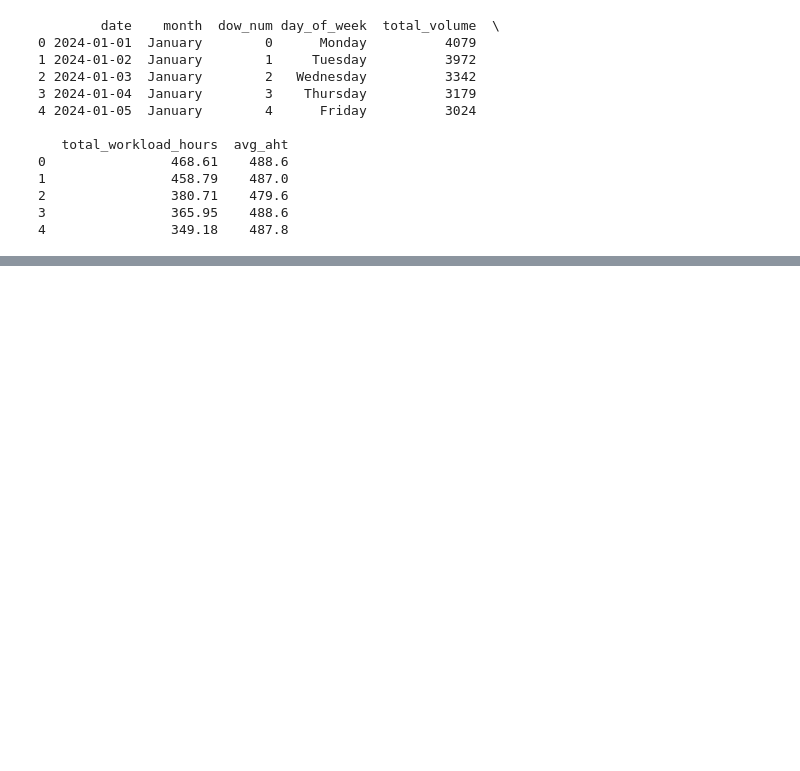
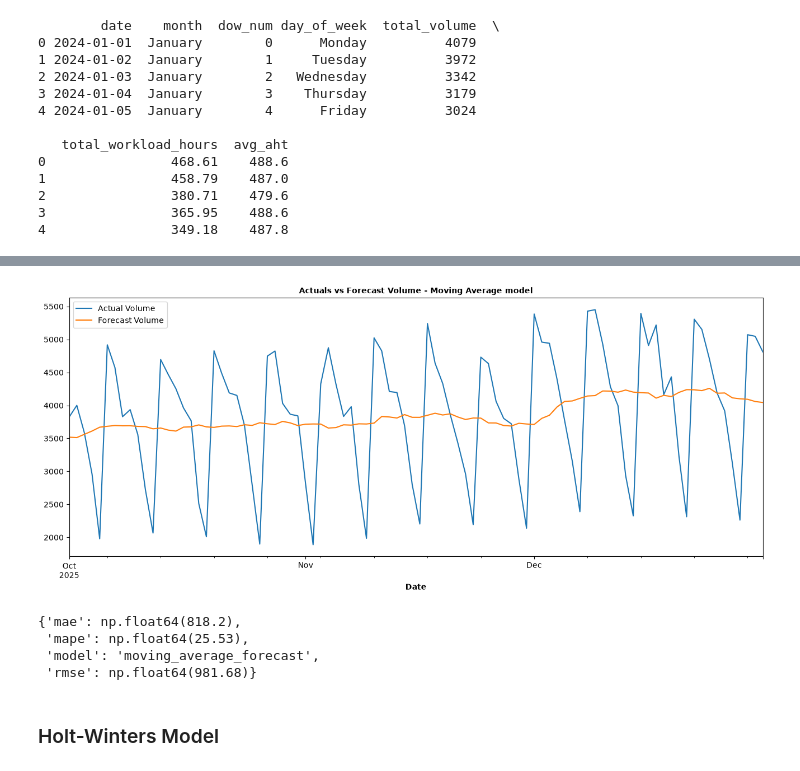
Before and after one commit to Ashish-Krishna-K/workforce_forecasting_and_capacity_planning_analytics, a Jupyter notebook: notebooks/02_forecasting.ipynb, the cells around one changed output, grey strips where cells are left out. Cells and saved outputs as stored; diff of their text form; code cells hidden in the pictures; blank space fills up the shorter version.

Commit message:
Completes the forecasting models evaluation and selection of model

```diff
--- a/notebooks/02_forecasting.ipynb
+++ b/notebooks/02_forecasting.ipynb
@@ -57,8 +55,9 @@ daily_workload_summary.describe()
 # %%
 print("Missing values: ")
-print(daily_workload_summary.isna().sum())
+pprint(daily_workload_summary.isna().sum())
 print("\nDuplicate values: ")
-print(daily_workload_summary.duplicated().sum())
+pprint(daily_workload_summary.duplicated().sum())
+actual_volume = daily_workload_summary.drop(columns=['total_workload_hours', 'avg_aht'])
 # %% [output]
 Missing values:
 date                    0
@@ -74,0 +78,7 @@ Duplicate values:
+# %%
+moving_average = actual_volume.assign(
+    moving_average_forecast=lambda df:
+        df['total_volume'].shift(1).rolling(window=7).mean().round(2)
+)
+pprint(moving_average.head())
+pprint(moving_average.tail())
@@ -74,0 +103,16 @@ Duplicate values:
+# %%
+training_start_date = pd.to_datetime('2024-01-01')
+training_end_date = pd.to_datetime('2025-09-30')
+testing_start_date = pd.to_datetime('2025-10-01')
+testing_end_date = pd.to_datetime('2025-12-31')
+training_data = moving_average.loc[
+    actual_volume['date'].between(training_start_date, training_end_date)
+]
+testing_data = moving_average.loc[
+    actual_volume['date'].between(testing_start_date, testing_end_date)
+]
+print("Training data sample: ")
+pprint(training_data.head(7))
+print("\n")
+print("Testing data sample: ")
+pprint(testing_data.head(7))
@@ -74,0 +137,46 @@ Duplicate values:
+# %%
+testing_data.plot(
+    x='date',
+    y=['total_volume', 'moving_average_forecast'],
+    figsize=(16, 6)
+)
+plt.title('Actuals vs Forecast Volume - Moving Average model', fontsize=10, fontweight='bold')
+plt.legend(['Actual Volume', 'Forecast Volume'])
+plt.xlabel('Date', fontweight='bold')
+plt.show()
+# %% [output]
+[figure, added]
+# %%
+moving_average_errors = {
+    "model": "moving_average_forecast",
+    "mae": round(
+        (testing_data['total_volume'] - testing_data['moving_average_forecast'])
+        .abs()
+        .mean()
+    , 2),
+    "rmse": round(
+        np.sqrt(
+            (
+                (testing_data['total_volume'] - testing_data['moving_average_forecast']) ** 2
+            )
+            .mean()
+        )
+    , 2),
+    "mape": round(
+        (
+            (
+                (testing_data['total_volume'] - testing_data['moving_average_forecast']).abs() /
+                testing_data['total_volume']
+            )
+            .mean() * 100
+        )
+    , 2)
+}
+pprint(moving_average_errors)
+# %% [output]
+{'mae': np.float64(818.2),
+ 'mape': np.float64(25.53),
+ 'model': 'moving_average_forecast',
+ 'rmse': np.float64(981.68)}
+# %% [markdown]
+### Holt-Winters Model
```
Also changed, not shown: parts of 30 cells of this notebook.
